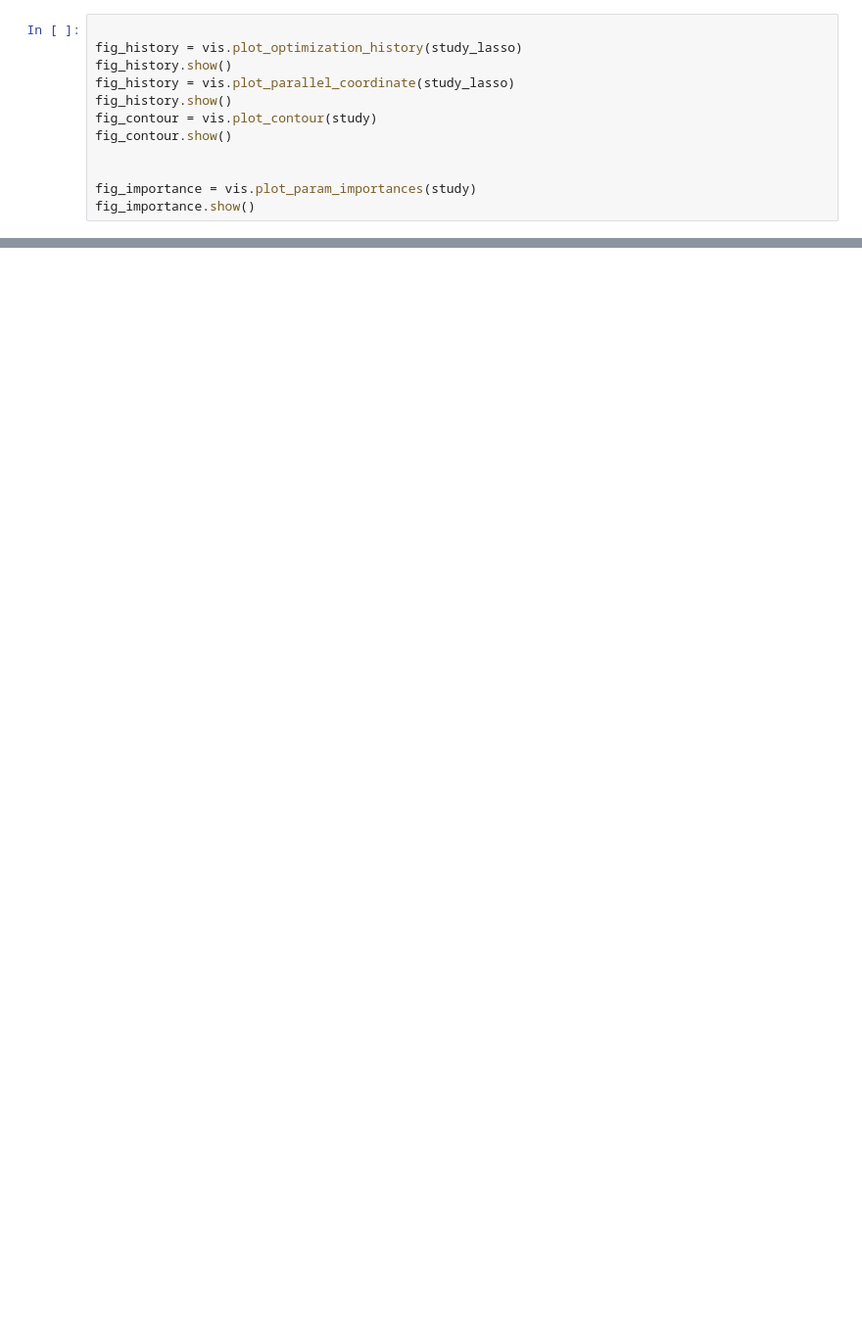
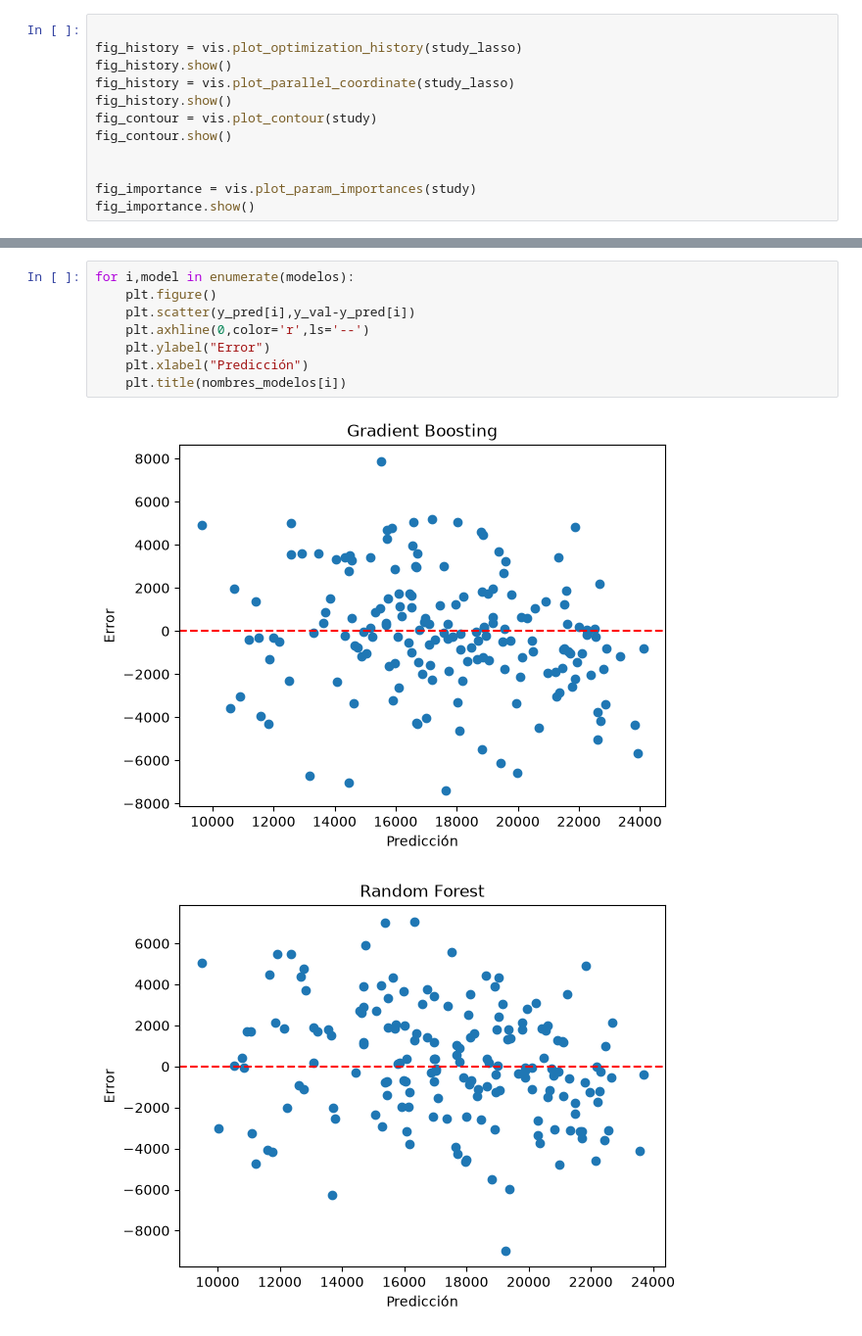
Before and after one commit to ignaciofaule-tech/TPI_LAB2_2026, a Jupyter notebook: notebooks/modelado.ipynb, the cells around one changed output, grey strips where cells are left out. Shown at 98% size. Drawn from its saved outputs; the diff is of its cells as text; blank space fills up the shorter version.

```diff
--- a/notebooks/modelado.ipynb
+++ b/notebooks/modelado.ipynb
@@ -477,0 +520,11 @@ study_gxboost.optimize(objective_gxboost, n_trials=100)
+# %%
+for i,model in enumerate(modelos):
+    plt.figure()
+    plt.scatter(y_pred[i],y_val-y_pred[i])
+    plt.axhline(0,color='r',ls='--')
+    plt.ylabel("Error")
+    plt.xlabel("Predicción")
+    plt.title(nombres_modelos[i])
+# %% [output]
+[figure, added]
+[figure, added]
```
Also changed, not shown: parts of 15 cells of this notebook, 1 other file.
